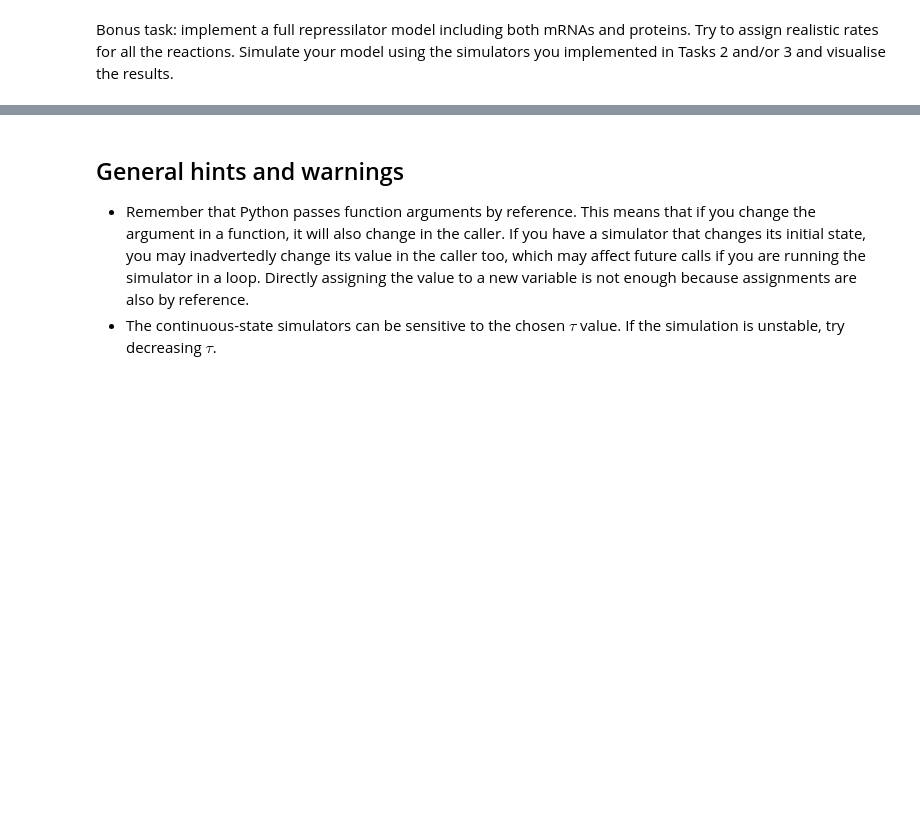
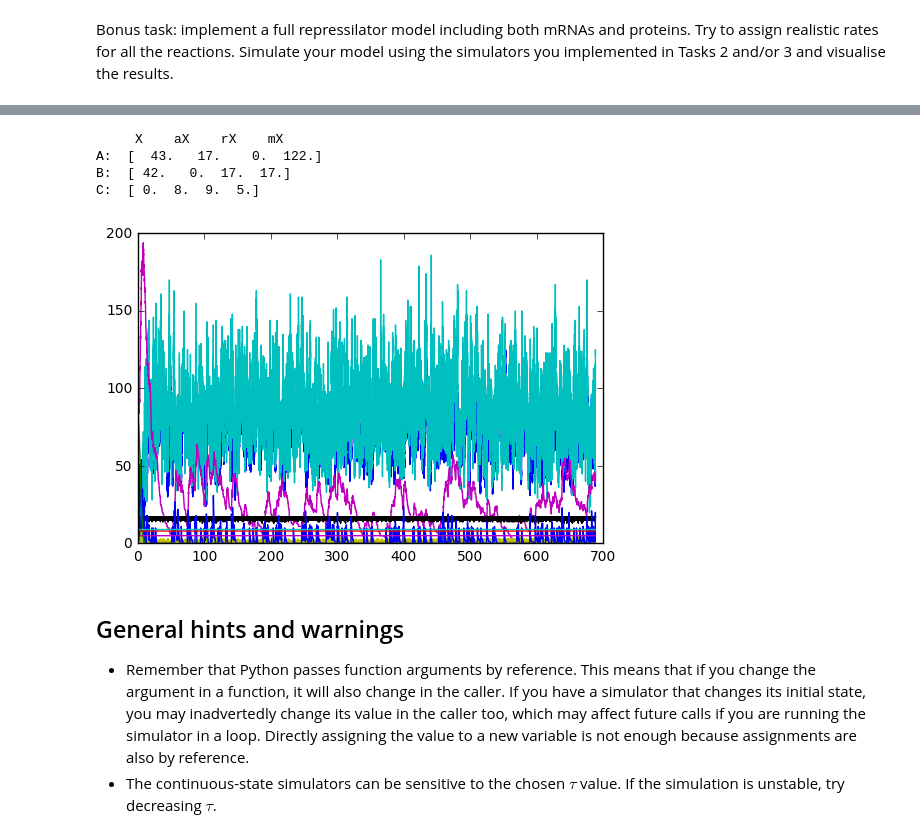
Before and after one commit to belochka/Bioinf, a Jupyter notebook: DynamicNetworkSimulation.ipynb, the cells around one changed output, grey strips where cells are left out. Cells and saved outputs as stored; diff of their text form; code cells hidden in the pictures; blank space fills up the shorter version.

```diff
--- a/DynamicNetworkSimulation.ipynb
+++ b/DynamicNetworkSimulation.ipynb
@@ -759,3 +779,75 @@ Bonus task: implement a full repressilator model including both mRNAs and protei
+# %%
+# N = 4 * 3 = 12
+# M = 6 * 3 = 18
+
+# A,aA,rA,mA, B,aB,rB,mB, C,aC,rC,mC
+initstate = np.array([100,8,9,5, 100,8,9,5, 100,8,9,5])
+
+inputs = np.array([
+        [0,1,0,0, 0,0,0,0, 0,0,0,0], # aA -> (aA + 10 mA)
+        [0,0,0,1, 0,0,0,0, 0,0,0,0], # mA -> (empty)
+        [0,0,0,1, 0,0,0,0, 0,0,0,0], # mA -> (A)
+        [0,1,0,0, 0,0,0,0, 1,0,0,0], # C + aA -> (rA)
+        [0,0,1,0, 0,0,0,0, 0,0,0,0], # rA -> (aA)
+        [1,0,0,0, 0,0,0,0, 0,0,0,0], # A -> (empty)
+
+        [0,0,0,0, 0,1,0,0, 0,0,0,0],
+        [0,0,0,0, 0,0,0,1, 0,0,0,0],
+        [0,0,0,0, 0,0,0,1, 0,0,0,0],
+        [1,0,0,0, 0,1,0,0, 0,0,0,0],
+        [0,0,0,0, 0,0,1,0, 0,0,0,0],
+        [0,0,0,0, 1,0,0,0, 0,0,0,0],
+
+
+        [0,0,0,0, 0,0,0,0, 0,1,0,0],
+        [0,0,0,0, 0,0,0,0, 0,0,0,1],
+        [0,0,0,0, 0,0,0,0, 0,0,0,1],
+        [0,0,0,0, 1,0,0,0, 0,1,0,0],
+        [0,0,0,0, 0,0,0,0, 0,0,1,0],
+        [0,0,0,0, 0,0,0,0, 1,0,0,0]
+    ]);
+
+outputs = np.array([
+        [0,1,0,10, 0,0,0,0, 0,0,0,0], # (aA) -> aA + 10 mA
+        [0,0,0,0,  0,0,0,0, 0,0,0,0], # (mA) -> empty
+        [1,0,0,0,  0,0,0,0, 0,0,0,0], # (mA) -> A
+        [0,0,1,0,  0,0,0,0, 0,0,0,0], # (C + aA) -> rA
+        [0,1,0,0,  0,0,0,0, 0,0,0,0], # (rA) -> aA
+        [0,0,0,0,  0,0,0,0, 0,0,0,0], # (A) -> empty
+
+        [0,0,0,0, 0,1,0,10, 0,0,0,0],
+        [0,0,0,0, 0,0,0,0,  0,0,0,0],
+        [0,0,0,0, 1,0,0,0,  0,0,0,0],
+        [0,0,0,0, 0,0,1,0,  0,0,0,0],
+        [0,0,0,0, 0,1,0,0,  0,0,0,0],
+        [0,0,0,0, 0,0,0,0,  0,0,0,0],
+
+        [0,0,0,0, 0,0,0,0, 0,1,0,10],
+        [0,0,0,0, 0,0,0,0, 0,0,0,0 ],
+        [0,0,0,0, 0,0,0,0, 1,0,0,0 ],
+        [0,0,0,0, 0,0,0,0, 0,0,1,0 ],
+        [0,0,0,0, 0,0,0,0, 0,1,0,0 ],
+        [0,0,0,0, 0,0,0,0, 0,0,0,0 ]
+    ]);
+
+rates = np.array([1,1,1,0.1, 1,1,1,0.1, 1,1,1,0.1])
+
+numsteps = 10000
+
+Thist, Nhist = stochastic_simulation_algorithm(initstate, inputs, outputs, rates, numsteps)
+# Thist, Nhist = simulate_chemical_langevin_eq(initstate, inputs, outputs, rates, 50, 0.01)
+print('     X    aX    rX    mX')
+print('A: ', Nhist[-1][0:4])
+print('B: ', Nhist[-1][4:8])
+print('C: ', Nhist[-1][8:12])
+plt.plot(Thist, Nhist)
+plt.show()
+# %% [output]
+     X    aX    rX    mX
+A:  [  43.   17.    0.  122.]
+B:  [ 42.   0.  17.  17.]
+C:  [ 0.  8.  9.  5.]
+[figure, added]
 # %% [markdown]
 ## General hints and warnings
 
```
Also changed, not shown: parts of 4 cells of this notebook.
